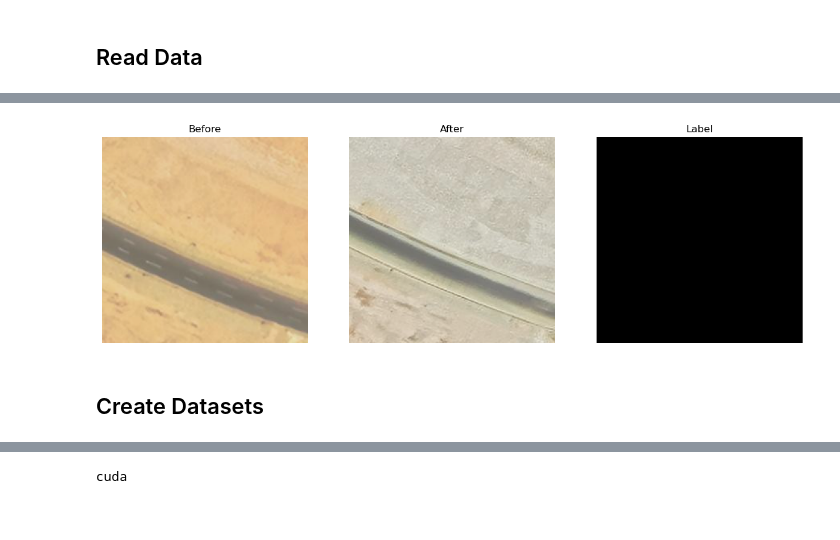
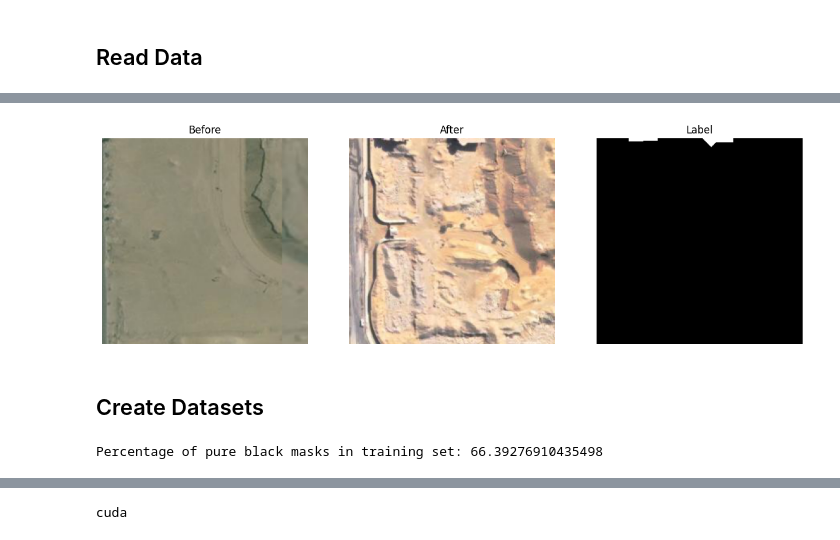
Before and after one commit to Senior-year-second-semester-CMP2024/change-detection-SI, a Jupyter notebook: Deep Learning/siamese.ipynb, the cells around one changed output, grey strips where cells are left out. Saved outputs shown, nothing was run; the diff lists cells and outputs as text; code cells hidden in the pictures.

```diff
--- a/Deep Learning/siamese.ipynb
+++ b/Deep Learning/siamese.ipynb
@@ -38,8 +49,8 @@ print(len(labels))
 # %%
-index = 52
+index = 0
 display_images([before_images[index], after_images[index]], labels[index])
 # %% [output]
-[figure, old version]
+[figure, new version]
 # %% [markdown]
 ## Create Datasets
 # %%
@@ -71,5 +87,7 @@ val_loader = DataLoader(dataset = val_dataset, batch_size=batch_size, shuffle =
 # %%
 print("Percentage of pure black masks in training set:", count_pure_black_masks(train_loader))
-print("Percentage of pure black masks in validation set:", count_pure_black_masks(val_loader))
+# print("Percentage of pure black masks in validation set:", count_pure_black_masks(val_loader))
+# %% [output]
+Percentage of pure black masks in training set: 66.39276910435498
 # %%
 print("Train size:", len(train_loader) * batch_size)
```
Also changed, not shown: parts of 20 cells of this notebook, 1 other file.
